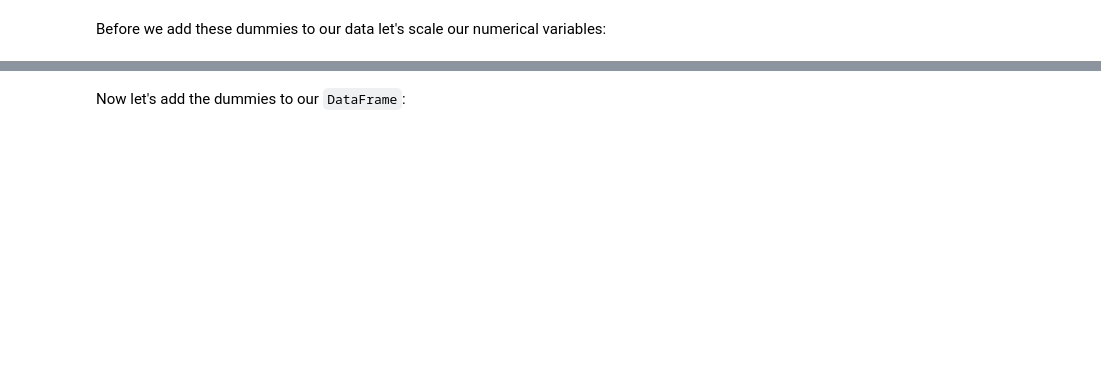
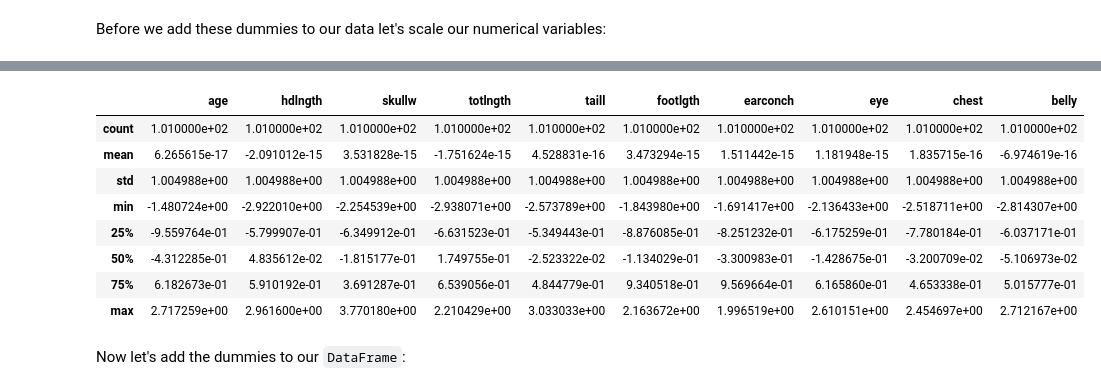
Before and after one commit to flatiron-school/ntl01-dtsc-live-103122, a Jupyter notebook: 2Phase/31-regression_categorical_variables.ipynb, the cells around one changed output, grey strips where cells are left out. Drawn from its saved outputs; the diff is of its cells as text; code cells hidden in the pictures; blank space fills up the shorter version.

```diff
--- a/2Phase/31-regression_categorical_variables.ipynb
+++ b/2Phase/31-regression_categorical_variables.ipynb
@@ -126,2 +236,3 @@ Before we add these dummies to our data let's scale our numerical variables:
 # %%
 # Create Numeric Dataframe
+X_nums = possums_no_nulls.drop(['case', 'site', 'Pop', 'sex'], axis=1)
@@ -128,2 +248,6 @@ Before we add these dummies to our data let's scale our numerical variables:
 # %%
 # Standard Scaler!
+ss = StandardScaler()
+# %%
+
+ss.fit(X_nums)
@@ -130,2 +266,3 @@ Before we add these dummies to our data let's scale our numerical variables:
 # %%
-# Scaled, numeric dataframe
+#Scaled, numeric dataframe
+X_nums_scaled = pd.DataFrame(ss.transform(X_nums), columns=X_nums.columns)
@@ -132,2 +278,14 @@ Before we add these dummies to our data let's scale our numerical variables:
+# %%
+X_nums_scaled.describe()
+# %% [output]
+|  | age | hdlngth | skullw | totlngth | taill | footlgth | earconch | eye | chest | belly |
+| count | 1.010000e+02 | 1.010000e+02 | 1.010000e+02 | 1.010000e+02 | 1.010000e+02 | 1.010000e+02 | 1.010000e+02 | 1.010000e+02 | 1.010000e+02 | 1.010000e+02 |
+| mean | 6.265615e-17 | -2.091012e-15 | 3.531828e-15 | -1.751624e-15 | 4.528831e-16 | 3.473294e-15 | 1.511442e-15 | 1.181948e-15 | 1.835715e-16 | -6.974619e-16 |
+| std | 1.004988e+00 | 1.004988e+00 | 1.004988e+00 | 1.004988e+00 | 1.004988e+00 | 1.004988e+00 | 1.004988e+00 | 1.004988e+00 | 1.004988e+00 | 1.004988e+00 |
+| min | -1.480724e+00 | -2.922010e+00 | -2.254539e+00 | -2.938071e+00 | -2.573789e+00 | -1.843980e+00 | -1.691417e+00 | -2.136433e+00 | -2.518711e+00 | -2.814307e+00 |
+| 25% | -9.559764e-01 | -5.799907e-01 | -6.349912e-01 | -6.631523e-01 | -5.349443e-01 | -8.876085e-01 | -8.251232e-01 | -6.175259e-01 | -7.780184e-01 | -6.037171e-01 |
+| 50% | -4.312285e-01 | 4.835612e-02 | -1.815177e-01 | 1.749755e-01 | -2.523322e-02 | -1.134029e-01 | -3.300983e-01 | -1.428675e-01 | -3.200709e-02 | -5.106973e-02 |
+| 75% | 6.182673e-01 | 5.910192e-01 | 3.691287e-01 | 6.539056e-01 | 4.844779e-01 | 9.340518e-01 | 9.569664e-01 | 6.165860e-01 | 4.653338e-01 | 5.015777e-01 |
+| max | 2.717259e+00 | 2.961600e+00 | 3.770180e+00 | 2.210429e+00 | 3.033033e+00 | 2.163672e+00 | 1.996519e+00 | 2.610151e+00 | 2.454697e+00 | 2.712167e+00 |
 # %% [markdown]
 Now let's add the dummies to our `DataFrame`:
```
Also changed, not shown: parts of 41 cells of this notebook.
